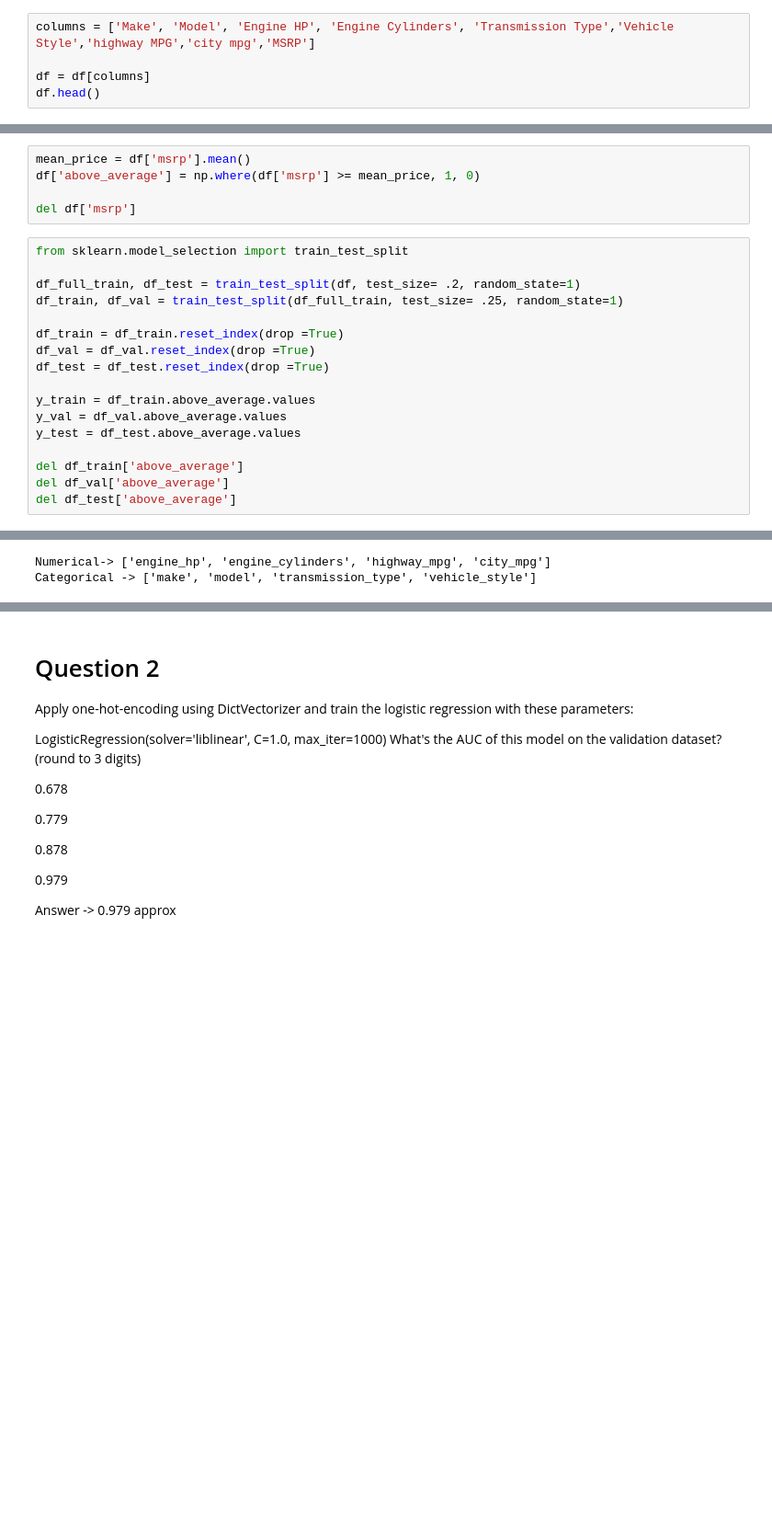
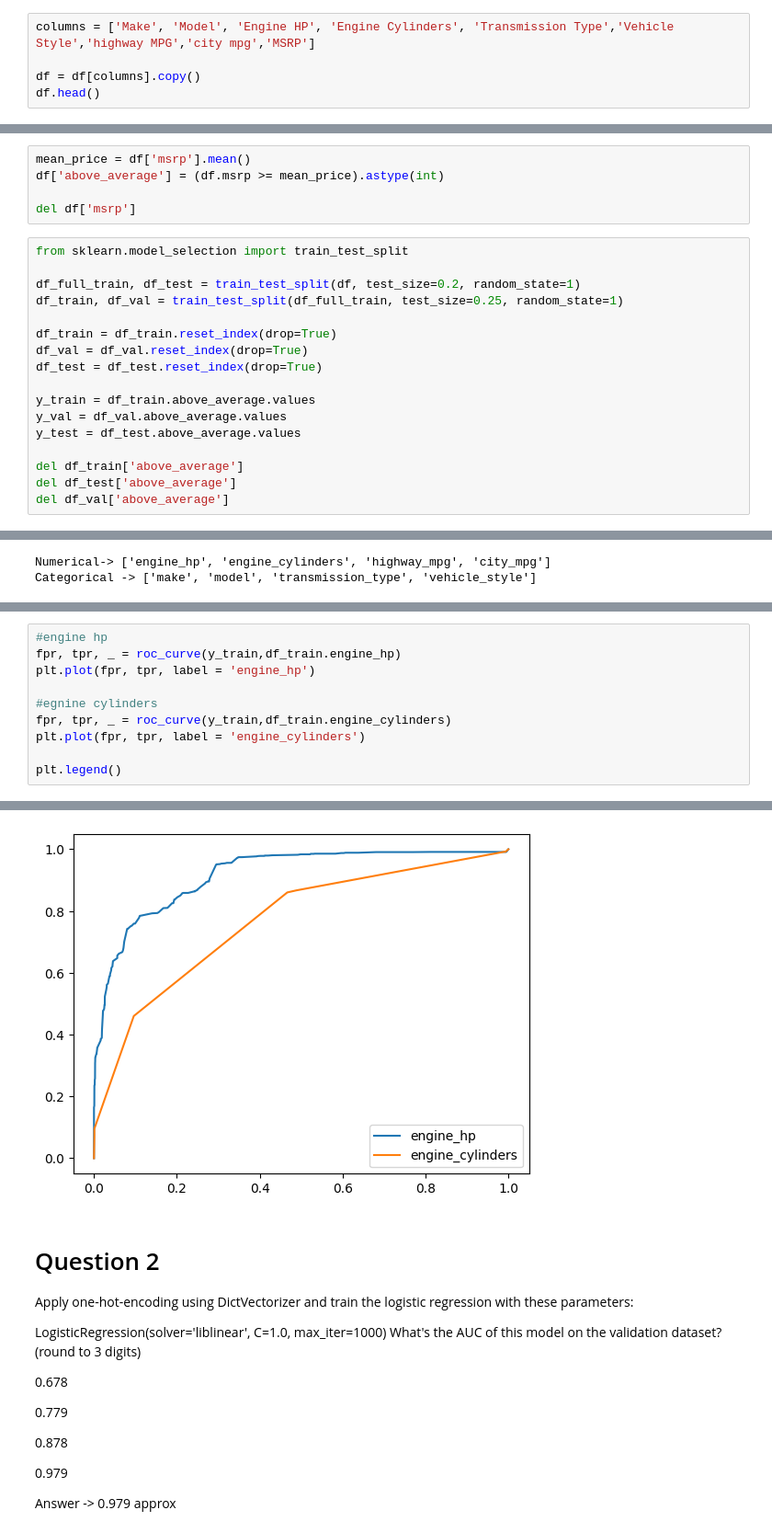
Before and after one commit to yashk1/ml-zoomcamp, a Jupyter notebook: 4_classification_eval_metrics/homework/hw4.ipynb, the cells around one changed output, grey strips where cells are left out. Shown at 92% size. Saved outputs shown, nothing was run; the diff lists cells and outputs as text; blank space fills up the shorter version.

```diff
--- a/4_classification_eval_metrics/homework/hw4.ipynb
+++ b/4_classification_eval_metrics/homework/hw4.ipynb
@@ -33,7 +33,7 @@ df.head()
 # %%
 columns = ['Make', 'Model', 'Engine HP', 'Engine Cylinders', 'Transmission Type','Vehicle Style','highway MPG','city mpg','MSRP']
 
-df = df[columns]
+df = df[columns].copy()
 df.head()
 # %% [output]
 |  | Make | Model | Engine HP | Engine Cylinders | Transmission Type | Vehicle Style | highway MPG | ... |
@@ -48,26 +48,26 @@ df.columns = df.columns.str.lower().str.replace(" ",'_')
 df = df.fillna(0)
 # %%
 mean_price = df['msrp'].mean()
-df['above_average'] = np.where(df['msrp'] >= mean_price, 1, 0)
+df['above_average'] = (df.msrp >= mean_price).astype(int)
 
 del df['msrp']
 # %%
 from sklearn.model_selection import train_test_split
 
-df_full_train, df_test = train_test_split(df, test_size= .2, random_state=1)
-df_train, df_val = train_test_split(df_full_train, test_size= .25, random_state=1)
+df_full_train, df_test = train_test_split(df, test_size=0.2, random_state=1)
+df_train, df_val = train_test_split(df_full_train, test_size=0.25, random_state=1)
 
-df_train = df_train.reset_index(drop =True)
-df_val = df_val.reset_index(drop =True)
-df_test = df_test.reset_index(drop =True)
+df_train = df_train.reset_index(drop=True)
+df_val = df_val.reset_index(drop=True)
+df_test = df_test.reset_index(drop=True)
 
 y_train = df_train.above_average.values
 y_val = df_val.above_average.values
 y_test = df_test.above_average.values
 
 del df_train['above_average']
+del df_test['above_average']
 del df_val['above_average']
-del df_test['above_average']
 # %% [markdown]
 # Question 1
 
@@ -114,0 +118,11 @@ city_mpg: auc score-> 0.33
+# %%
+#engine hp
+fpr, tpr, _ = roc_curve(y_train,df_train.engine_hp)
+plt.plot(fpr, tpr, label = 'engine_hp')
+
+#egnine cylinders
+fpr, tpr, _ = roc_curve(y_train,df_train.engine_cylinders)
+plt.plot(fpr, tpr, label = 'engine_cylinders')
+
+plt.legend()
+# %% [output]
@@ -115,3 +130,4 @@ city_mpg: auc score-> 0.33
+[figure, added]
 # %% [markdown]
 # Question 2
 
```
Also changed, not shown: parts of 12 cells of this notebook.
